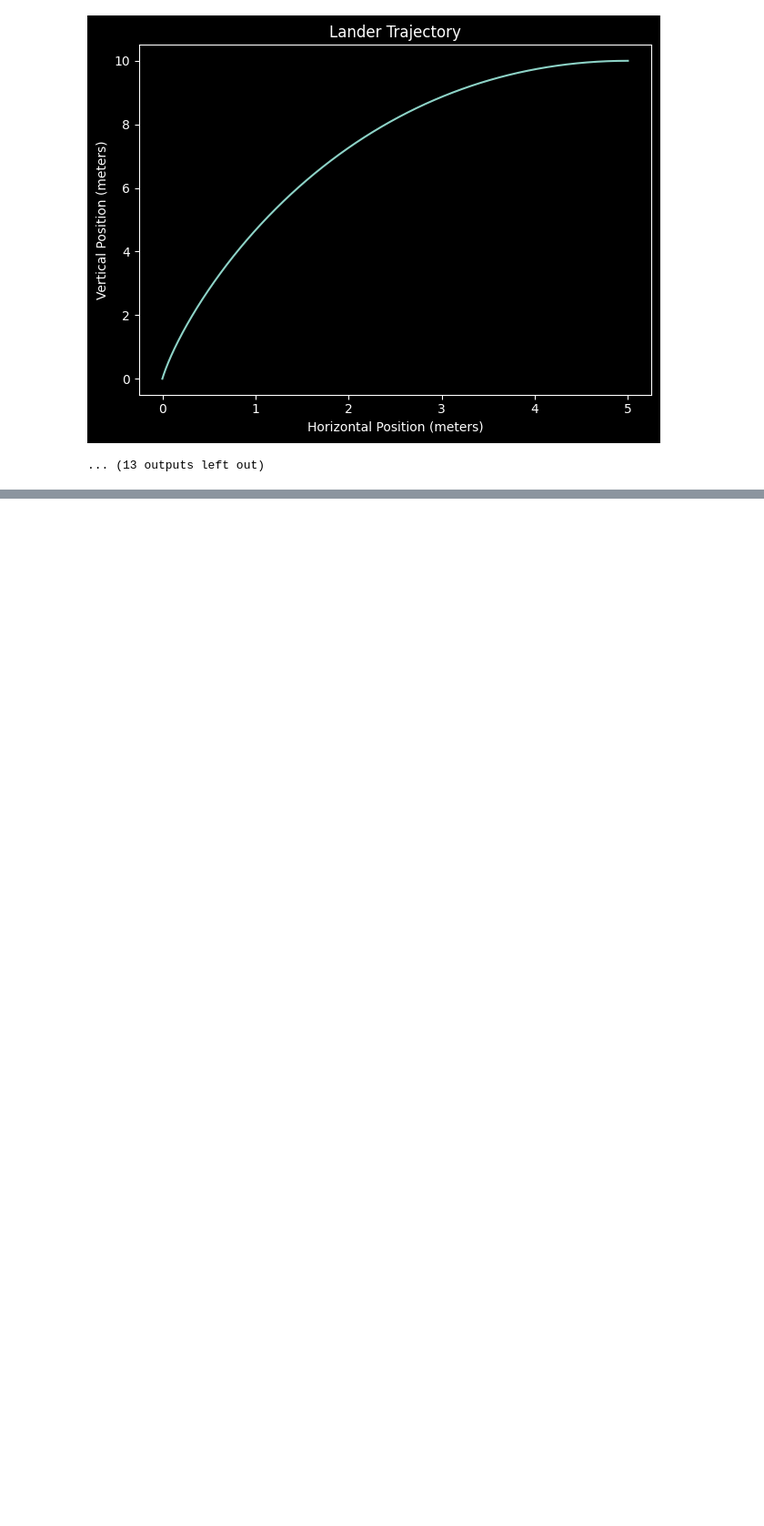
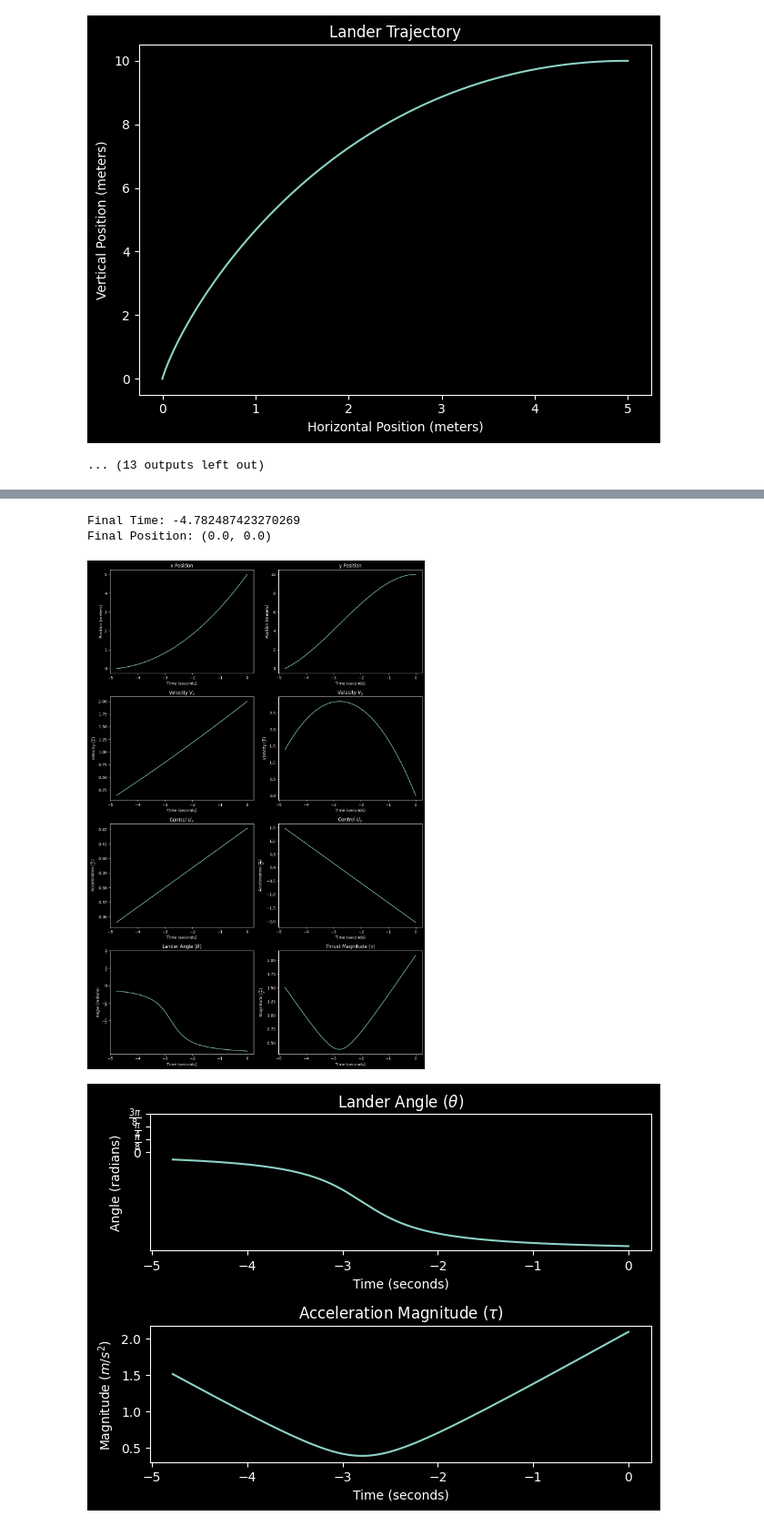
Before and after one commit to jpatrickb/moonlander_optimal_control, a Jupyter notebook: landing_pos_with_cost.ipynb, the cells around one changed output, grey strips where cells are left out. Shown at 91% size. Cells and saved outputs as stored; diff of their text form; code cells hidden in the pictures; blank space fills up the shorter version.

```diff
--- a/landing_pos_with_cost.ipynb
+++ b/landing_pos_with_cost.ipynb
@@ -296,0 +434,13 @@ for n in nu_list:
+# %%
+pos_init = (5., 10.)
+pos_final = (0., 0.)
+v = 2.
+t, x, y, xp, yp, ux, uy, tf = lunar_lander_fixed_target(pos_init, pos_final, v, nu=40.)
+make_plots(t, x, y, xp, yp, ux, uy, tf)
+make_control_plot(t, ux, uy)
+make_trajectory_plot(x, y, 'Method1')
+# %% [output]
+Final Time: -4.782487423270269
+Final Position: (0.0, 0.0)
+[figure, added]
+[figure, added]
```
Also changed, not shown: parts of 7 cells of this notebook, 2 other files.
